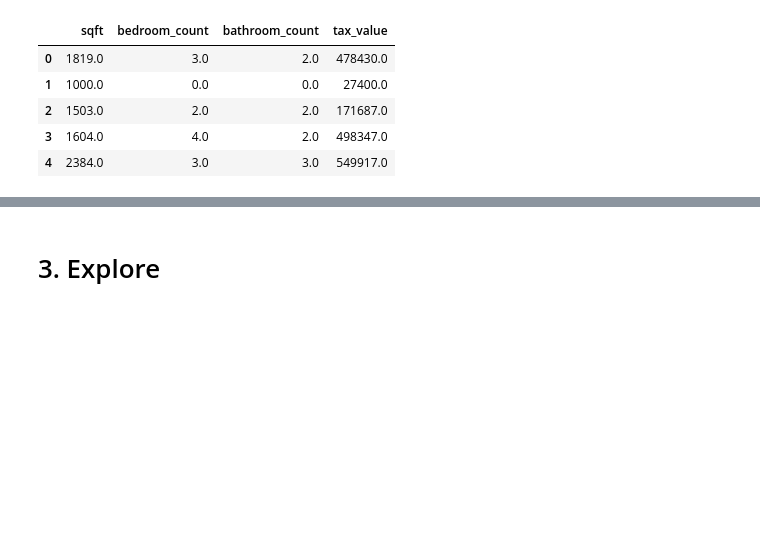
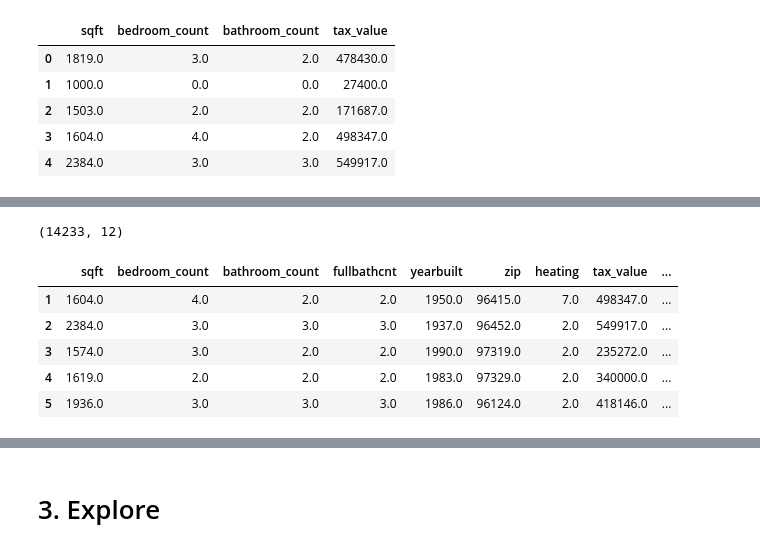
Before and after one commit to Bojado-Thompson/Estimating-Home-Values, a Jupyter notebook: Bojado_Notebook.ipynb, the cells around one changed output, grey strips where cells are left out. Drawn from its saved outputs; the diff is of its cells as text; code cells hidden in the pictures; blank space fills up the shorter version.

```diff
--- a/Bojado_Notebook.ipynb
+++ b/Bojado_Notebook.ipynb
@@ -112,0 +205,4 @@ df.head()
+# %%
+df.shape
+# %% [output]
+(14233, 12)
@@ -112,0 +218,9 @@ df.head()
+# %%
+df.head()
+# %% [output]
+|  | sqft | bedroom_count | bathroom_count | fullbathcnt | yearbuilt | zip | heating | tax_value | ... |
+| 1 | 1604.0 | 4.0 | 2.0 | 2.0 | 1950.0 | 96415.0 | 7.0 | 498347.0 | ... |
+| 2 | 2384.0 | 3.0 | 3.0 | 3.0 | 1937.0 | 96452.0 | 2.0 | 549917.0 | ... |
+| 3 | 1574.0 | 3.0 | 2.0 | 2.0 | 1990.0 | 97319.0 | 2.0 | 235272.0 | ... |
+| 4 | 1619.0 | 2.0 | 2.0 | 2.0 | 1983.0 | 97329.0 | 2.0 | 340000.0 | ... |
+| 5 | 1936.0 | 3.0 | 3.0 | 3.0 | 1986.0 | 96124.0 | 2.0 | 418146.0 | ... |
```
Also changed, not shown: parts of 24 cells of this notebook.
